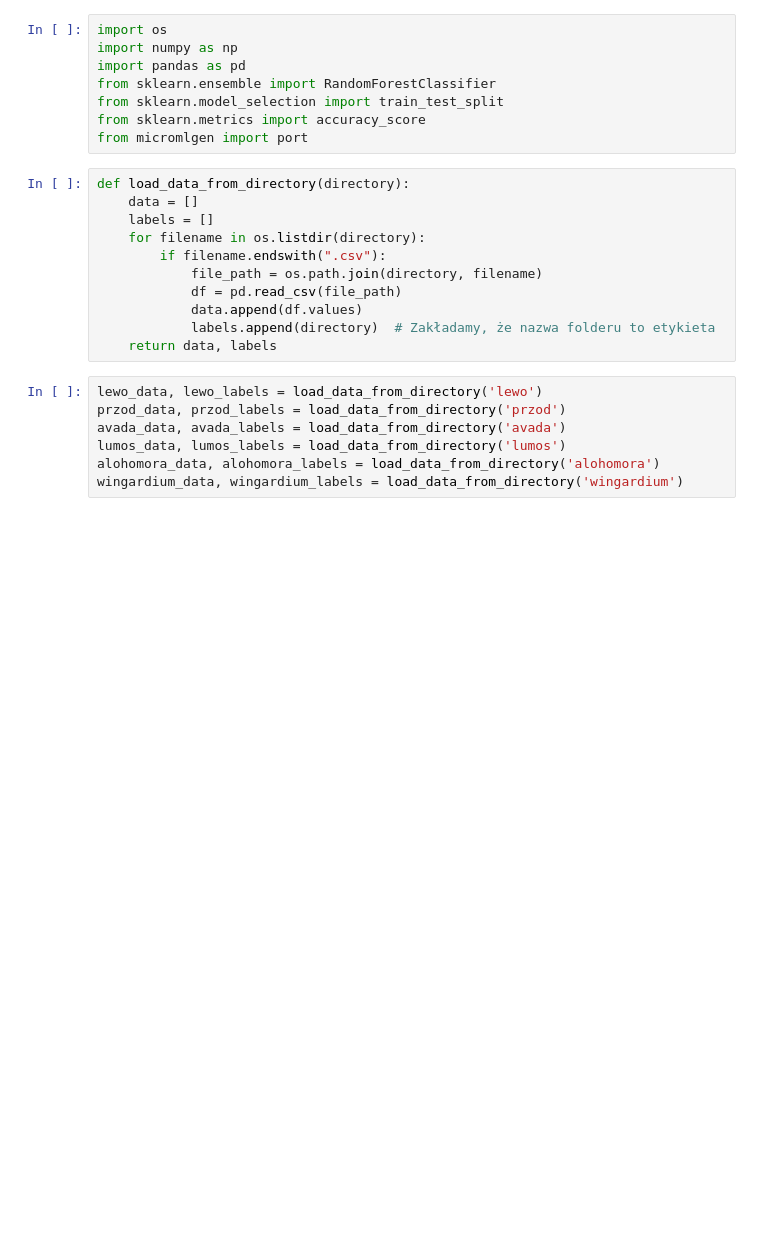
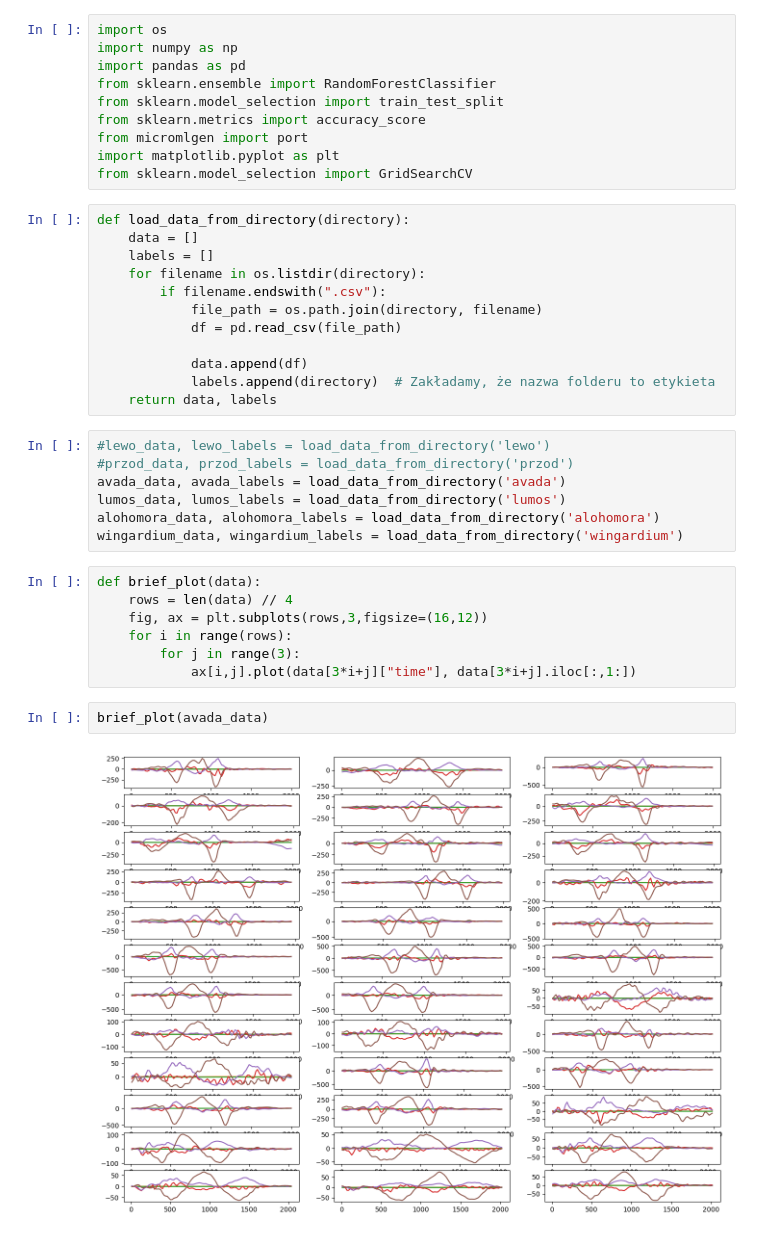
Before and after one commit to Olsonikk/MagicWand, a Jupyter notebook: ML.ipynb, the cells around one changed output. Saved outputs shown, nothing was run; the diff lists cells and outputs as text; blank space fills up the shorter version.

```diff
--- a/ML.ipynb
+++ b/ML.ipynb
@@ -6,6 +6,8 @@ from sklearn.ensemble import RandomForestClassifier
 from sklearn.model_selection import train_test_split
 from sklearn.metrics import accuracy_score
 from micromlgen import port
+import matplotlib.pyplot as plt
+from sklearn.model_selection import GridSearchCV
 # %%
 def load_data_from_directory(directory):
     data = []
@@ -14,13 +16,25 @@ def load_data_from_directory(directory):
         if filename.endswith(".csv"):
             file_path = os.path.join(directory, filename)
             df = pd.read_csv(file_path)
-            data.append(df.values)
+
+            data.append(df)
             labels.append(directory)  # Zakładamy, że nazwa folderu to etykieta
     return data, labels
 # %%
-lewo_data, lewo_labels = load_data_from_directory('lewo')
-przod_data, przod_labels = load_data_from_directory('przod')
+#lewo_data, lewo_labels = load_data_from_directory('lewo')
+#przod_data, przod_labels = load_data_from_directory('przod')
 avada_data, avada_labels = load_data_from_directory('avada')
 lumos_data, lumos_labels = load_data_from_directory('lumos')
 alohomora_data, alohomora_labels = load_data_from_directory('alohomora')
 wingardium_data, wingardium_labels = load_data_from_directory('wingardium')
+# %%
+def brief_plot(data):
+    rows = len(data) // 4
+    fig, ax = plt.subplots(rows,3,figsize=(16,12))
+    for i in range(rows):
+        for j in range(3):
+            ax[i,j].plot(data[3*i+j]["time"], data[3*i+j].iloc[:,1:])
+# %%
+brief_plot(avada_data)
+# %% [output]
+[figure, added]
```
Also changed, not shown: parts of 14 cells of this notebook.
